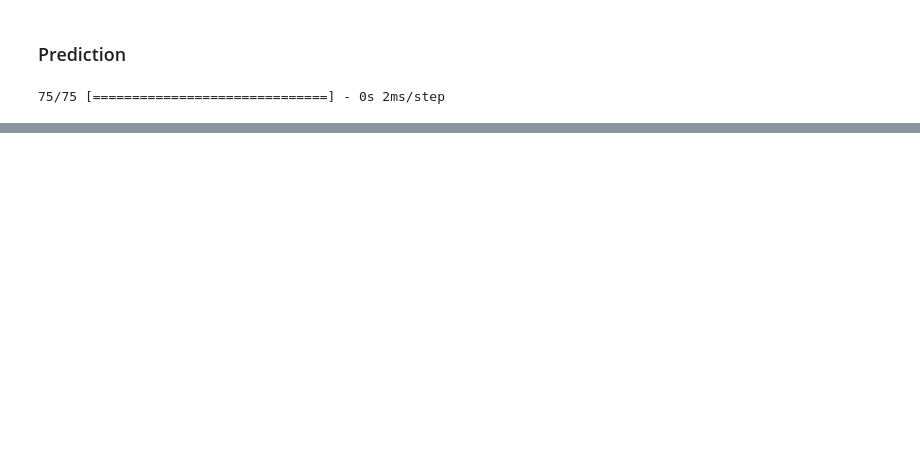
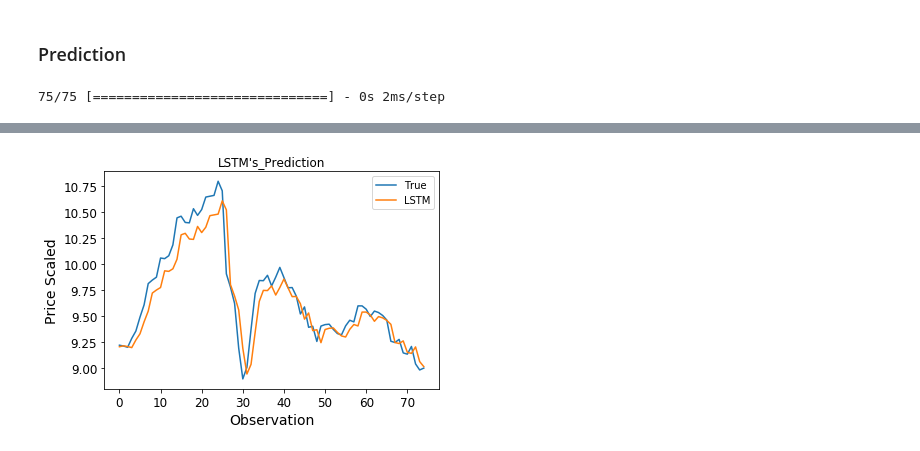
Before and after one commit to mengwangk/dl-projects, a Jupyter notebook: lstm_s6.ipynb, the cells around one changed output, grey strips where cells are left out. Cells and saved outputs as stored; diff of their text form; code cells hidden in the pictures; blank space fills up the shorter version.

```diff
--- a/lstm_s6.ipynb
+++ b/lstm_s6.ipynb
@@ -359,0 +357,3 @@ NameError: name 'ytest' is not defined
+# %%
+y_test_real = sc.inverse_transform(y_test)
+display(len(y_test_real), y_test_real)
@@ -359,0 +379,3 @@ NameError: name 'ytest' is not defined
+# %%
+y_test_predict = sc.inverse_transform(y_pred_test_LSTM)
+display(len(y_test_predict), y_test_predict)
@@ -359,0 +401,10 @@ NameError: name 'ytest' is not defined
+# %%
+plt.plot(y_test_real, label='True')
+plt.plot(y_test_predict, label='LSTM')
+plt.title("LSTM's_Prediction")
+plt.xlabel('Observation')
+plt.ylabel('Price Scaled')
+plt.legend()
+plt.show()
+# %% [output]
+[figure, added]
```
Also changed, not shown: parts of 7 cells of this notebook.
